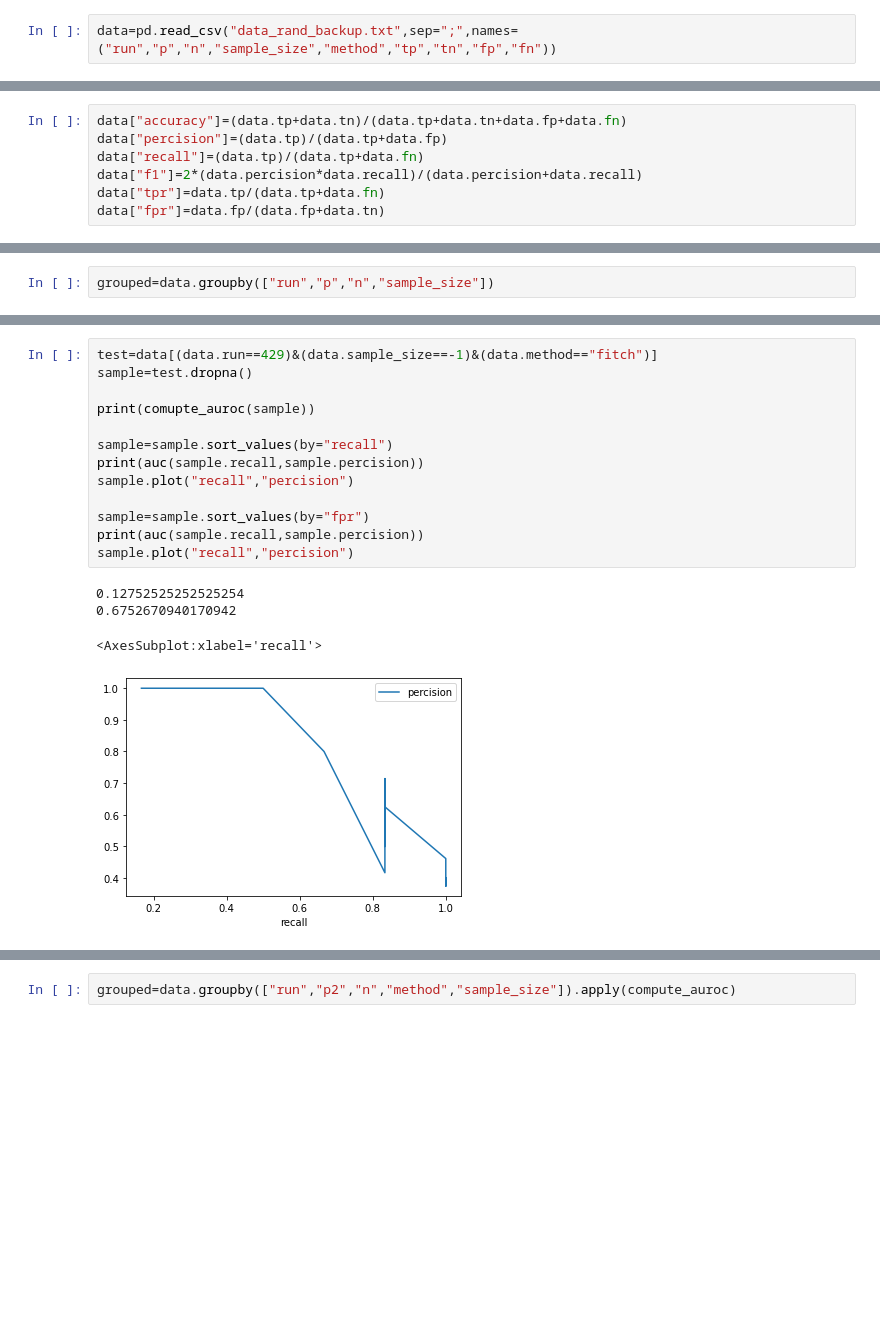
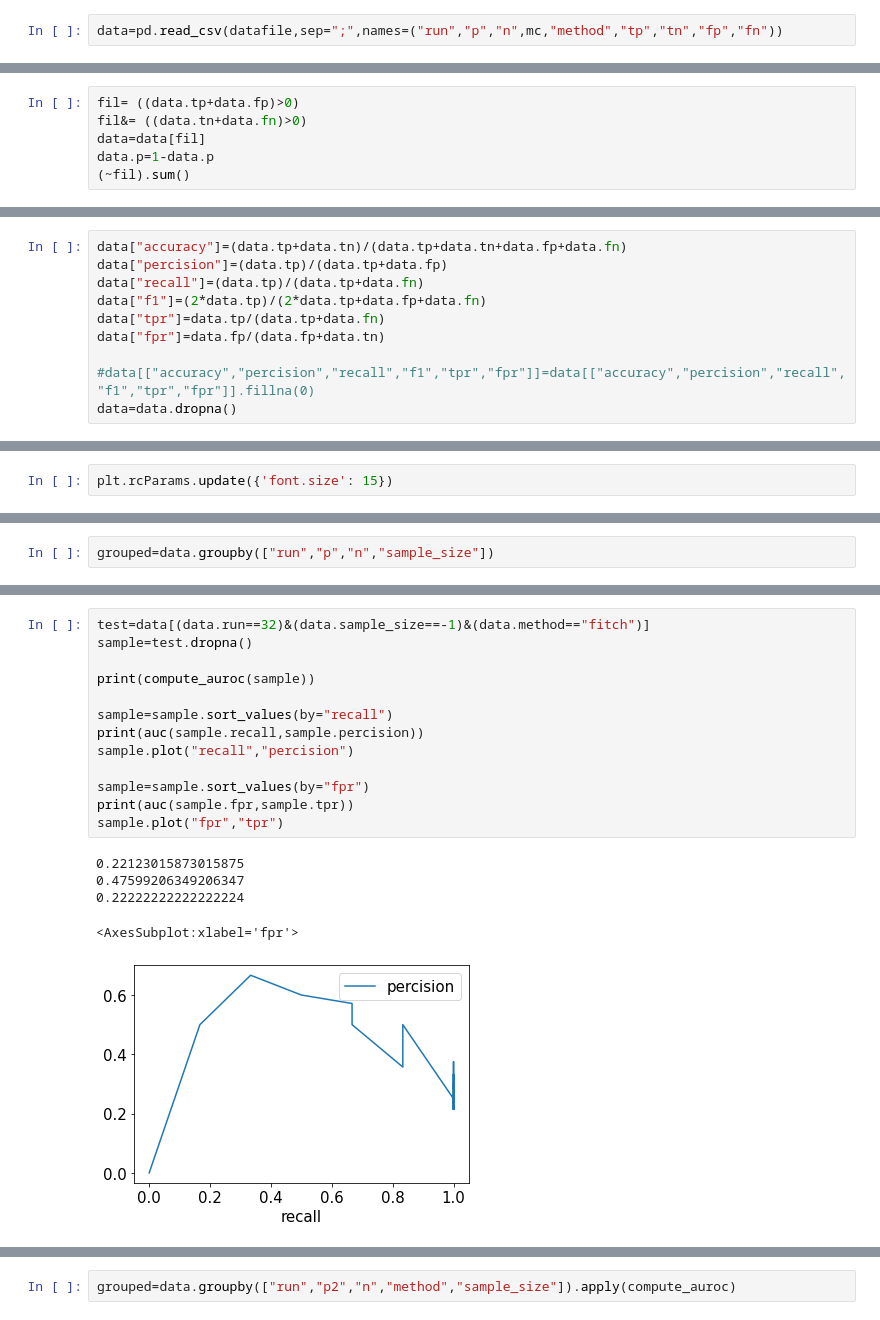
Before and after one commit to pirokinsis/master, a Jupyter notebook: draw_graphs.ipynb, the cells around one changed output, grey strips where cells are left out. Drawn from its saved outputs; the diff is of its cells as text; blank space fills up the shorter version.

```diff
--- a/draw_graphs.ipynb
+++ b/draw_graphs.ipynb
@@ -3,2 +17,2 @@ import pandas as pd
 # %%
-data=pd.read_csv("data_rand_backup.txt",sep=";",names=("run","p","n","sample_size","method","tp","tn","fp","fn"))
+data=pd.read_csv(datafile,sep=";",names=("run","p","n",mc,"method","tp","tn","fp","fn"))
@@ -4,0 +32,6 @@ data=pd.read_csv("data_rand_backup.txt",sep=";",names=("run","p","n","sample_siz
+# %%
+fil= ((data.tp+data.fp)>0)
+fil&= ((data.tn+data.fn)>0)
+data=data[fil]
+data.p=1-data.p
+(~fil).sum()
@@ -6,6 +41,9 @@ data=pd.read_csv("data_rand_backup.txt",sep=";",names=("run","p","n","sample_siz
 data["accuracy"]=(data.tp+data.tn)/(data.tp+data.tn+data.fp+data.fn)
 data["percision"]=(data.tp)/(data.tp+data.fp)
 data["recall"]=(data.tp)/(data.tp+data.fn)
-data["f1"]=2*(data.percision*data.recall)/(data.percision+data.recall)
+data["f1"]=(2*data.tp)/(2*data.tp+data.fp+data.fn)
 data["tpr"]=data.tp/(data.tp+data.fn)
 data["fpr"]=data.fp/(data.fp+data.tn)
+
+#data[["accuracy","percision","recall","f1","tpr","fpr"]]=data[["accuracy","percision","recall","f1","tpr","fpr"]].fillna(0)
+data=data.dropna()
@@ -46 +116,3 @@ import matplotlib.pyplot as plt
+# %%
+plt.rcParams.update({'font.size': 15})
 # %%
@@ -95,18 +201,19 @@ from sklearn.metrics import auc
 # %%
-test=data[(data.run==429)&(data.sample_size==-1)&(data.method=="fitch")]
+test=data[(data.run==32)&(data.sample_size==-1)&(data.method=="fitch")]
 sample=test.dropna()
 
-print(comupte_auroc(sample))
+print(compute_auroc(sample))
 
 sample=sample.sort_values(by="recall")
 print(auc(sample.recall,sample.percision))
 sample.plot("recall","percision")
 
 sample=sample.sort_values(by="fpr")
-print(auc(sample.recall,sample.percision))
-sample.plot("recall","percision")
+print(auc(sample.fpr,sample.tpr))
+sample.plot("fpr","tpr")
 # %% [output]
-0.12752525252525254
-0.6752670940170942
+0.22123015873015875
+0.47599206349206347
+0.22222222222222224
-<AxesSubplot:xlabel='recall'>
+<AxesSubplot:xlabel='fpr'>
-[figure, old version]
+[figure, new version]
```
Also changed, not shown: parts of 23 cells of this notebook, 15 other files.
